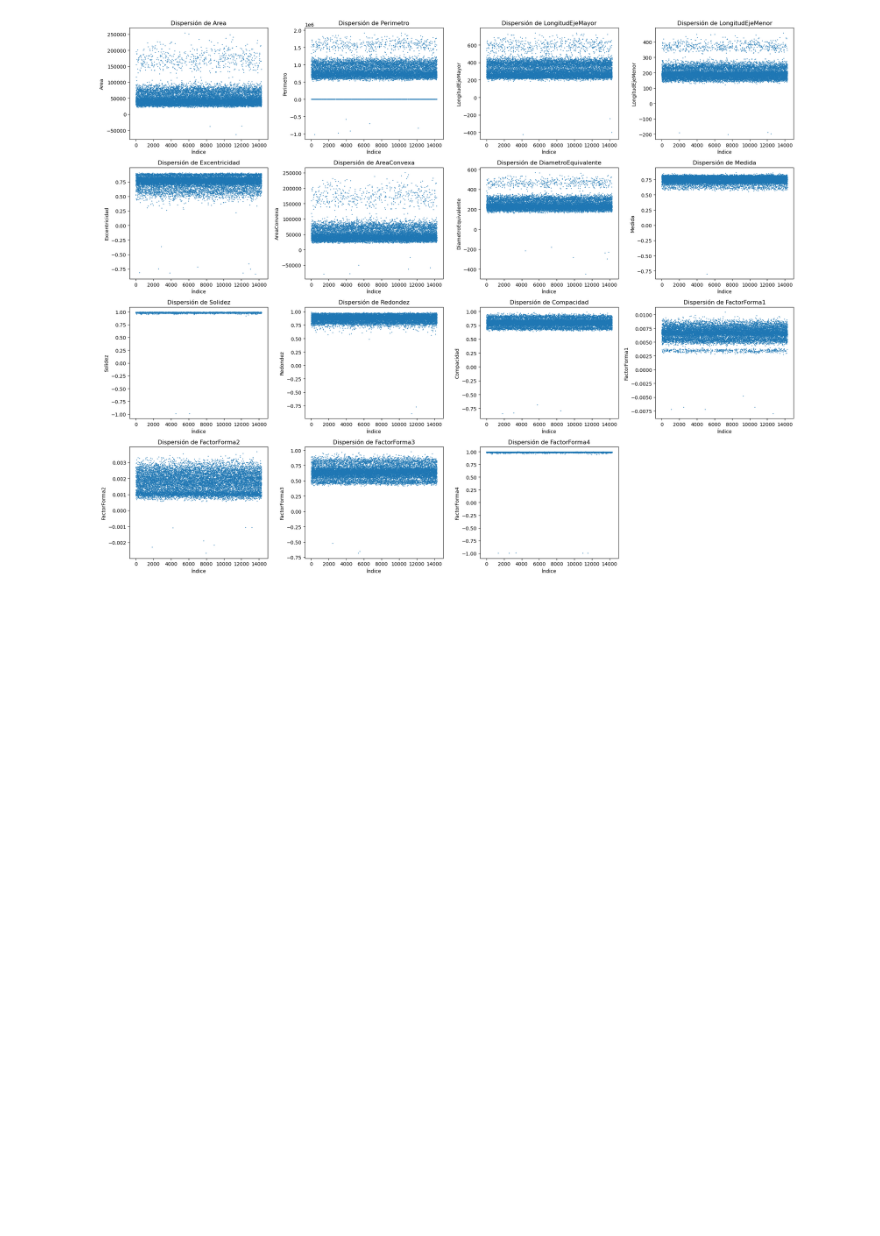
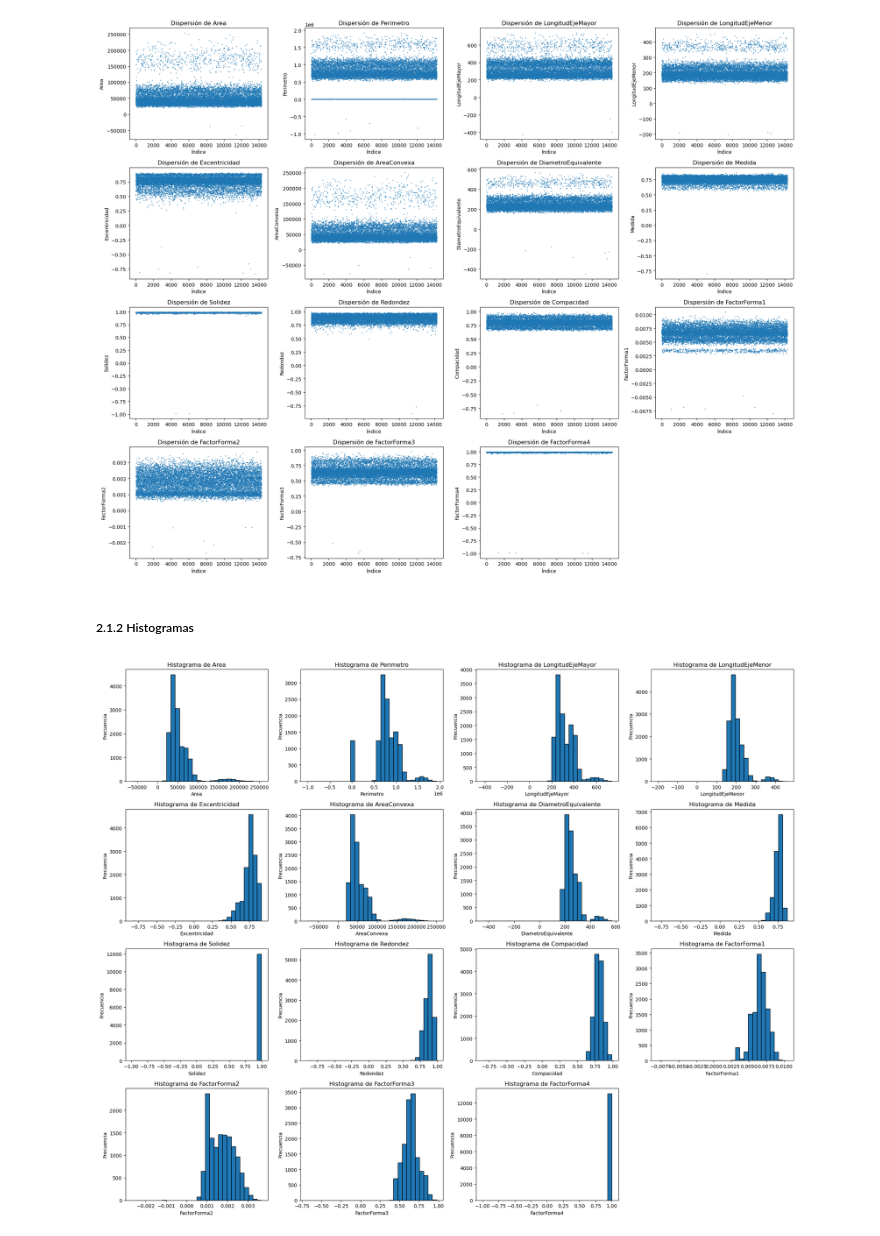
Before and after one commit to carvafel/Laboratorio-2, a Jupyter notebook: Lab2.ipynb, the cells around one changed output. Drawn from its saved outputs; the diff is of its cells as text; code cells hidden in the pictures; blank space fills up the shorter version.

```diff
--- a/Lab2.ipynb
+++ b/Lab2.ipynb
@@ -95,3 +97,30 @@ plt.tight_layout()
 plt.show()
 # %% [output]
 [figure]
+# %% [markdown]
+##### 2.1.2 Histogramas
+# %%
+import math
+
+# Parámetros de la grilla
+columnas_por_fila = 4
+filas_histo = math.ceil(len(numericas) / columnas_por_fila)
+
+fig, axes_hist = plt.subplots(filas_histo, columnas_por_fila, figsize=(columnas_por_fila * 5, filas_histo * 4))
+axes_hist = axes_hist.flatten()
+
+for ax, col in zip(axes_hist, numericas):
+    datos_col = df[col].dropna()
+    ax.hist(datos_col, bins=30, edgecolor="black")
+    ax.set_title(f"Histograma de {col}")
+    ax.set_xlabel(col)
+    ax.set_ylabel("Frecuencia")
+
+# Ocultar subplots sobrantes
+for ax in axes_hist[len(numericas):]:
+    ax.set_visible(False)
+
+plt.tight_layout()
+plt.show()
+# %% [output]
+[figure, added]
```
Also changed, not shown: parts of 4 cells of this notebook.
